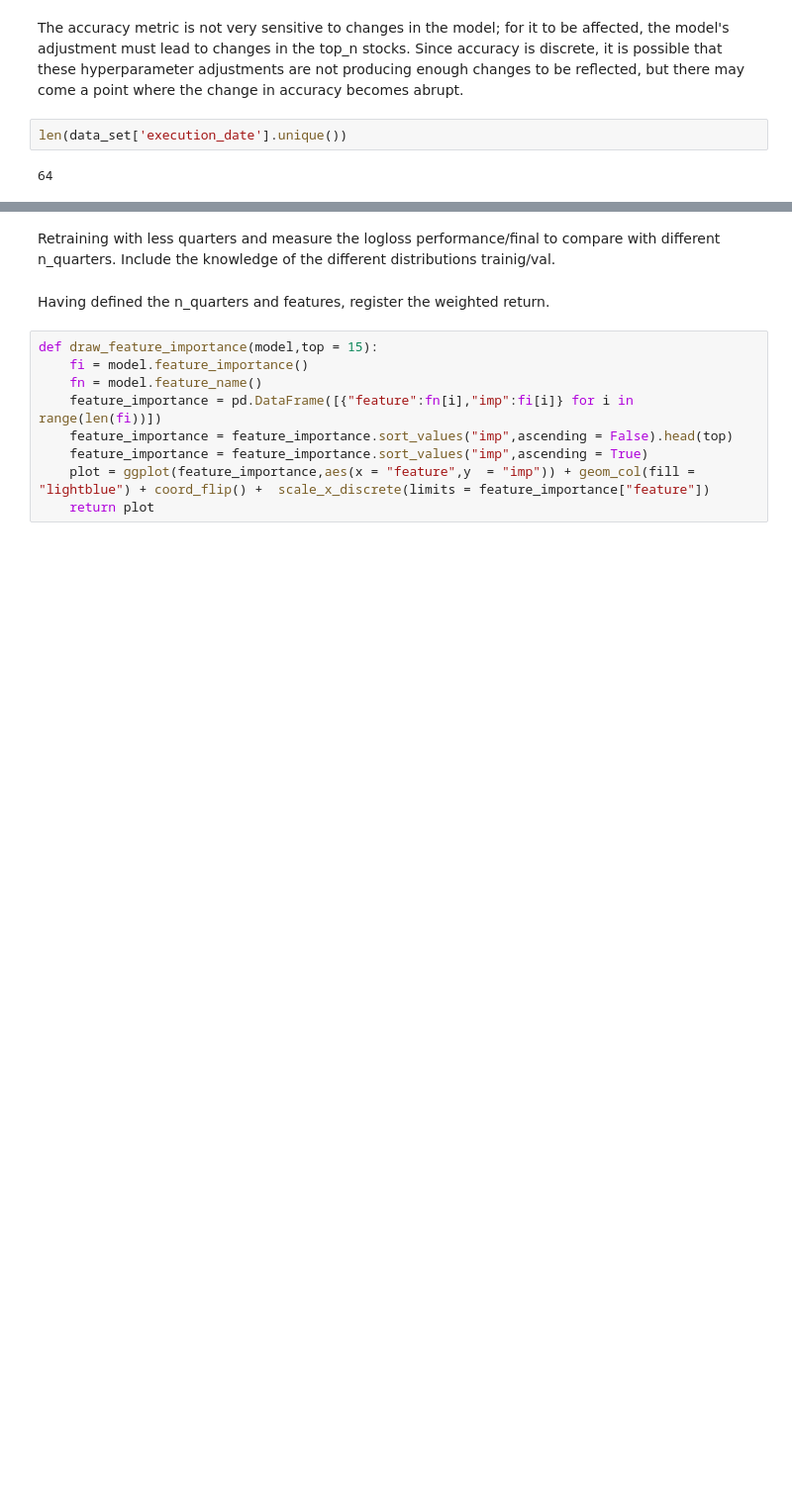
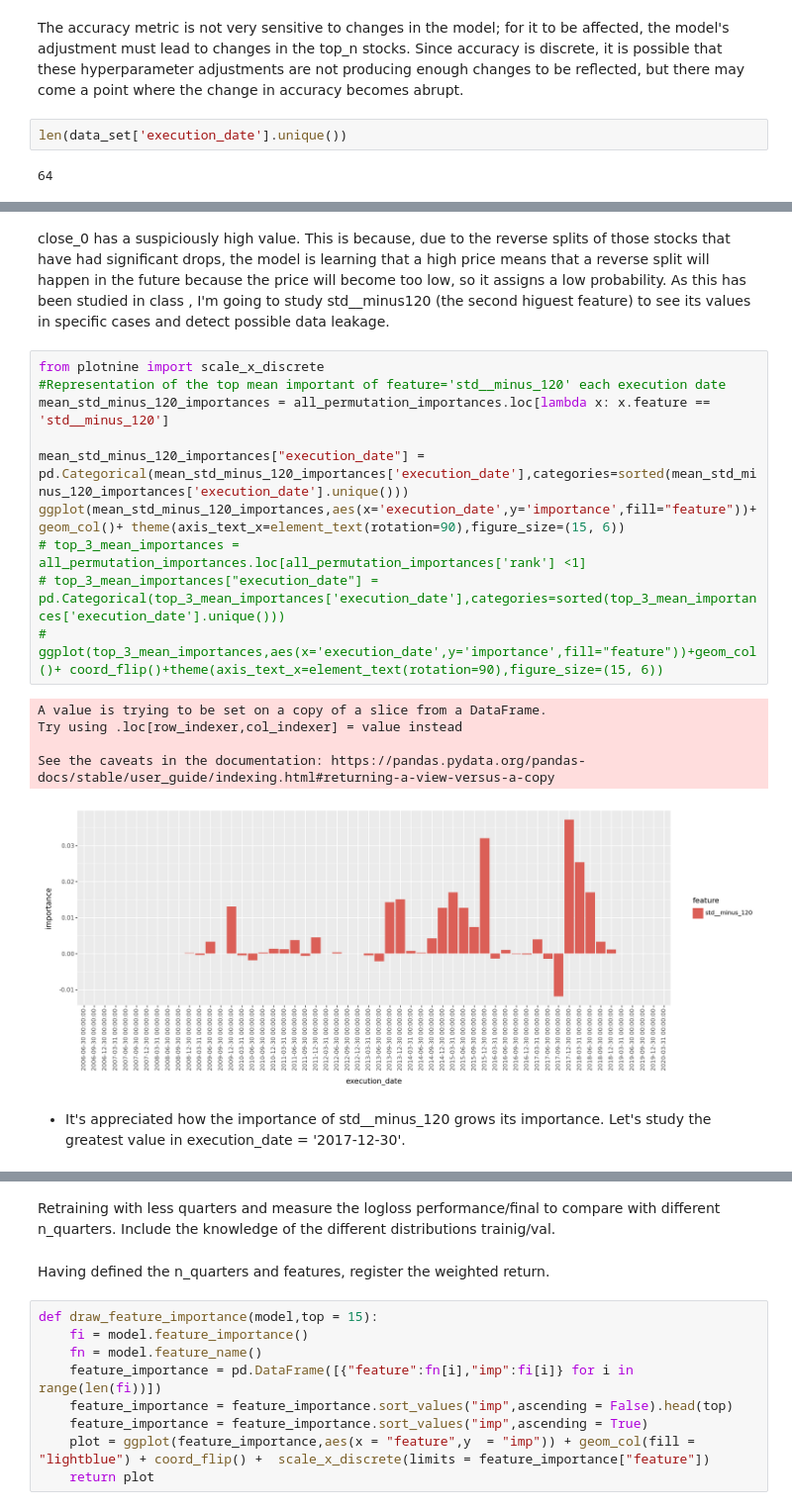
Before and after one commit to raqueel-ff/zrive-ds, a Jupyter notebook: src/module_5/module5.ipynb, the cells around one changed output, grey strips where cells are left out. Shown at 99% size. Cells and saved outputs as stored; diff of their text form; blank space fills up the shorter version.

```diff
--- a/src/module_5/module5.ipynb
+++ b/src/module_5/module5.ipynb
@@ -660,0 +777,20 @@ Future importance with permutation.
+# %% [markdown]
+close_0 has a suspiciously high value. This is because, due to the reverse splits of those stocks that have had significant drops, the model is learning that a high price means that a reverse split will happen in the future because the price will become too low, so it assigns a low probability. As this has been studied in class , I'm going to study std__minus120 (the second higuest feature) to see its values in specific cases and detect possible data leakage.
+# %%
+from plotnine import scale_x_discrete
+#Representation of the top mean important of feature='std__minus_120' each execution date
+mean_std_minus_120_importances = all_permutation_importances.loc[lambda x: x.feature == 'std__minus_120']
+
+mean_std_minus_120_importances["execution_date"] = pd.Categorical(mean_std_minus_120_importances['execution_date'],categories=sorted(mean_std_minus_120_importances['execution_date'].unique()))
+ggplot(mean_std_minus_120_importances,aes(x='execution_date',y='importance',fill="feature"))+geom_col()+ theme(axis_text_x=element_text(rotation=90),figure_size=(15, 6))
+# top_3_mean_importances = all_permutation_importances.loc[all_permutation_importances['rank'] <1]
+# top_3_mean_importances["execution_date"] = pd.Categorical(top_3_mean_importances['execution_date'],categories=sorted(top_3_mean_importances['execution_date'].unique()))
+# ggplot(top_3_mean_importances,aes(x='execution_date',y='importance',fill="feature"))+geom_col()+ coord_flip()+theme(axis_text_x=element_text(rotation=90),figure_size=(15, 6))
+# %% [output]
+A value is trying to be set on a copy of a slice from a DataFrame.
+Try using .loc[row_indexer,col_indexer] = value instead
+
+See the caveats in the documentation: https://pandas.pydata.org/pandas-docs/stable/user_guide/indexing.html#returning-a-view-versus-a-copy
+[figure, added]
+# %% [markdown]
+- It's appreciated how the importance of std__minus_120 grows its importance. Let's study the greatest value in execution_date = '2017-12-30'.
```
Also changed, not shown: parts of 32 cells of this notebook.
